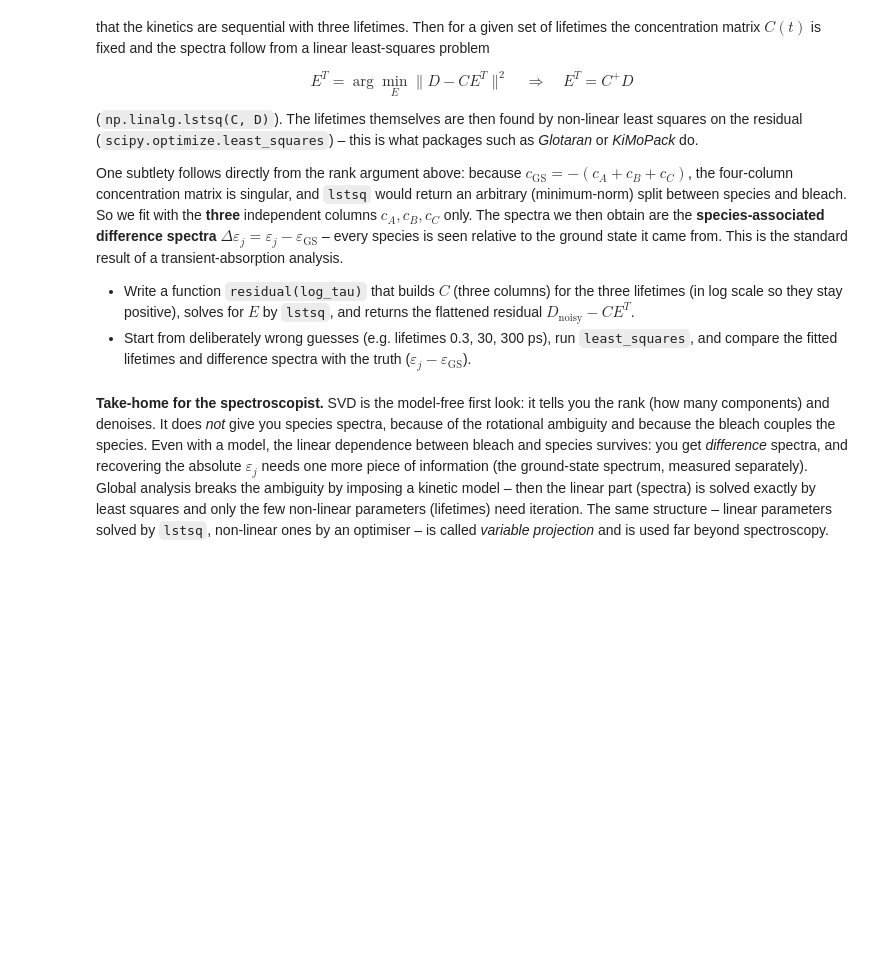
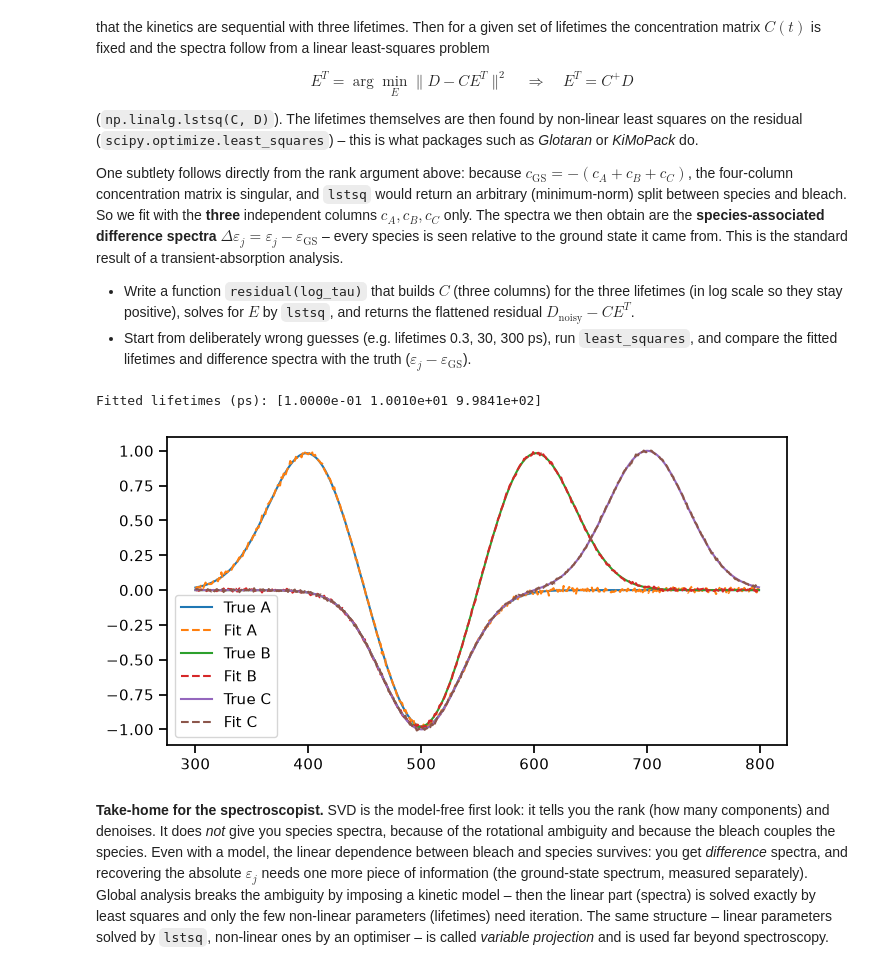
Before and after one commit to Ha5248qi/BERN02_excercise, a Jupyter notebook: Notebooks/exercise_PCA_and_Clustering/unsupervised_learning.ipynb, the cells around one changed output. Cells and saved outputs as stored; diff of their text form; code cells hidden in the pictures; blank space fills up the shorter version.

```diff
--- a/Notebooks/exercise_PCA_and_Clustering/unsupervised_learning.ipynb
+++ b/Notebooks/exercise_PCA_and_Clustering/unsupervised_learning.ipynb
@@ -644,7 +634,32 @@ So we fit with the **three** independent columns $c_A, c_B, c_C$ only. The spect
 * Start from deliberately wrong guesses (e.g. lifetimes 0.3, 30, 300 ps), run `least_squares`, and compare the
   fitted lifetimes and difference spectra with the truth ($\varepsilon_j - \varepsilon_\mathrm{GS}$).
 # %%
-# your code here
+def residual(log_tau):
+    C = sequential_kinetics(time, *(1 / 10**log_tau))
+    E_T, *_ = np.linalg.lstsq(C, data_noisy.values, rcond=None)
+    return (data_noisy.values - C @ E_T).ravel()
+
+
+res = least_squares(residual, np.log10([0.3, 30, 300]))
+fitted_tau = 10**res.x
+
+C_fit = sequential_kinetics(time, *(1 / fitted_tau))
+SADS_fit, *_ = np.linalg.lstsq(C_fit, data_noisy.values, rcond=None)
+true_SADS = np.column_stack(
+    [spectra[col] - spectra["GS"] for col in ["A", "B", "C"]]
+)
+
+print("Fitted lifetimes (ps):", np.round(fitted_tau, 2))
+
+plt.figure(figsize=(8, 4))
+for i, col in enumerate(["A", "B", "C"]):
+    plt.plot(wavelength, true_SADS[:, i], label=f"True {col}")
+    plt.plot(wavelength, SADS_fit[i], "--", label=f"Fit {col}")
+plt.legend()
+plt.show()
+# %% [output]
+Fitted lifetimes (ps): [1.0000e-01 1.0010e+01 9.9841e+02]
+[figure, added]
 # %% [markdown]
 **Take-home for the spectroscopist.** SVD is the model-free first look: it tells you the rank (how many
 components) and denoises. It does *not* give you species spectra, because of the rotational ambiguity and because
```
Also changed, not shown: parts of 7 cells of this notebook, 2 other files.
